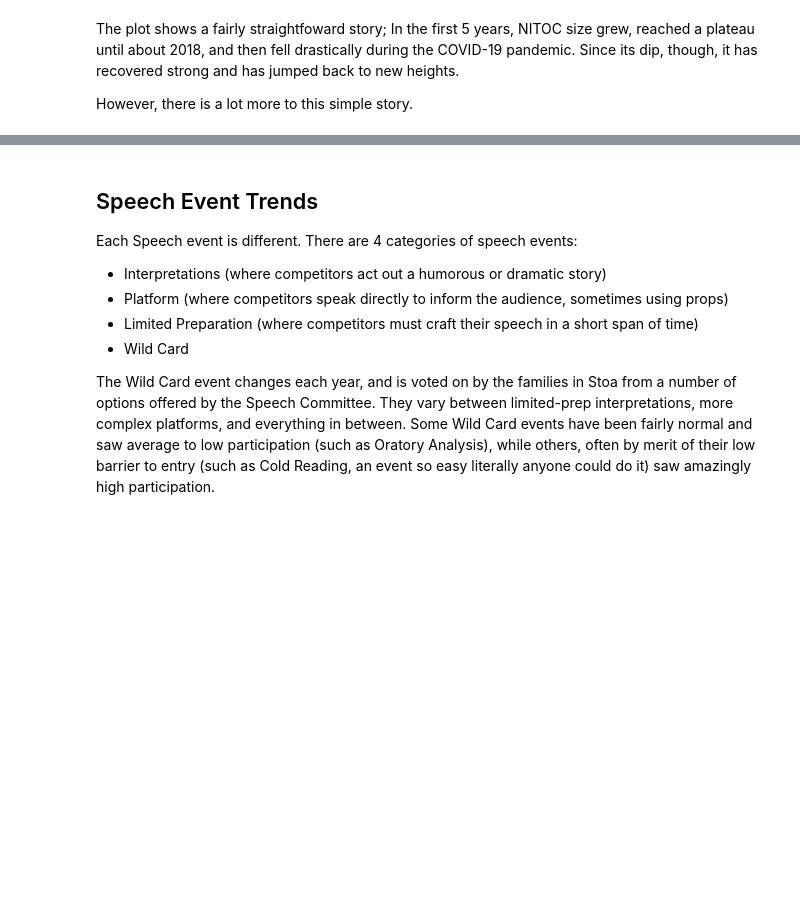
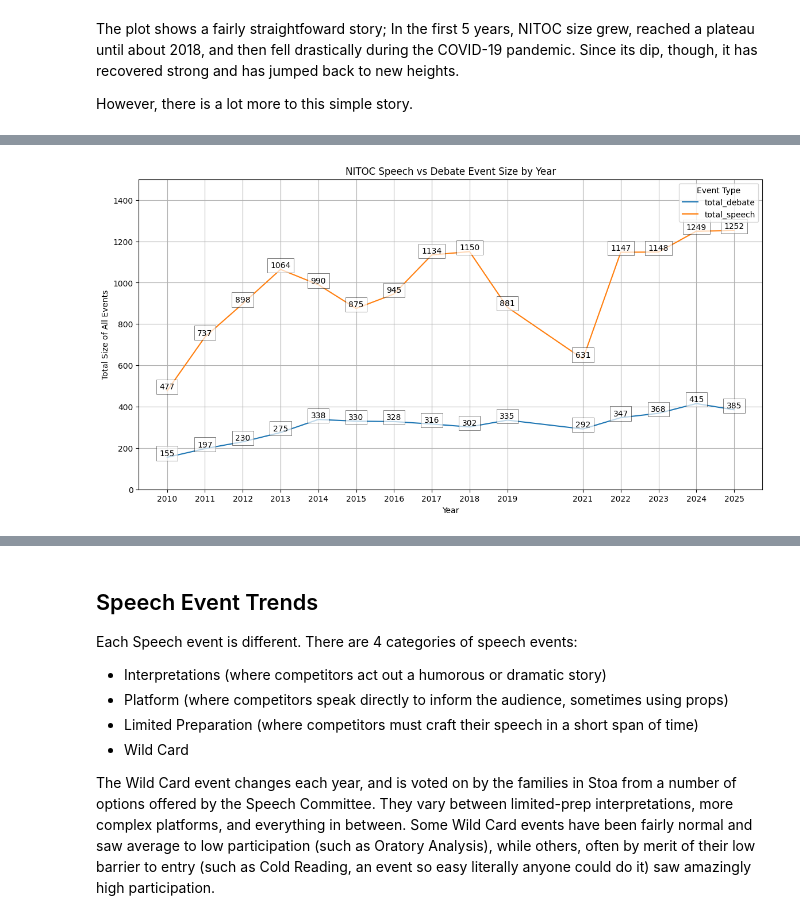
Before and after one commit to CharlieSaid/NITOC_report, a Jupyter notebook: report.ipynb, the cells around one changed output, grey strips where cells are left out. Saved outputs shown, nothing was run; the diff lists cells and outputs as text; code cells hidden in the pictures; blank space fills up the shorter version.

```diff
--- a/report.ipynb
+++ b/report.ipynb
@@ -116,0 +148,22 @@ However, there is a lot more to this simple story.
+# %%
+plt.figure(figsize=(14, 7))
+sns.lineplot(data=event_type_melted_speech_vs_debate, x='year', y='Total Participants', hue='Event Type')
+plt.title('NITOC Speech vs Debate Event Size by Year')
+plt.xlabel('Year')
+plt.ylabel('Total Size of All Events')
+plt.grid(True)
+
+# Hardcode the y axis to be 0-1000
+plt.ylim(0, 1500)
+
+# Show each year on the x axis
+plt.xticks(nitoc_data['year'])
+
+# Put labels on each point.
+for index, row in event_type_melted_speech_vs_debate.iterrows():
+    plt.text(row['year'], row['Total Participants'], int(row['Total Participants']), ha='center', va='bottom',
+             bbox=dict(facecolor='white', alpha=0.7, edgecolor='black', linewidth=0.5))
+
+plt.show()
+# %% [output]
+[figure, added]
```
Also changed, not shown: parts of 17 cells of this notebook, 1 other file.
